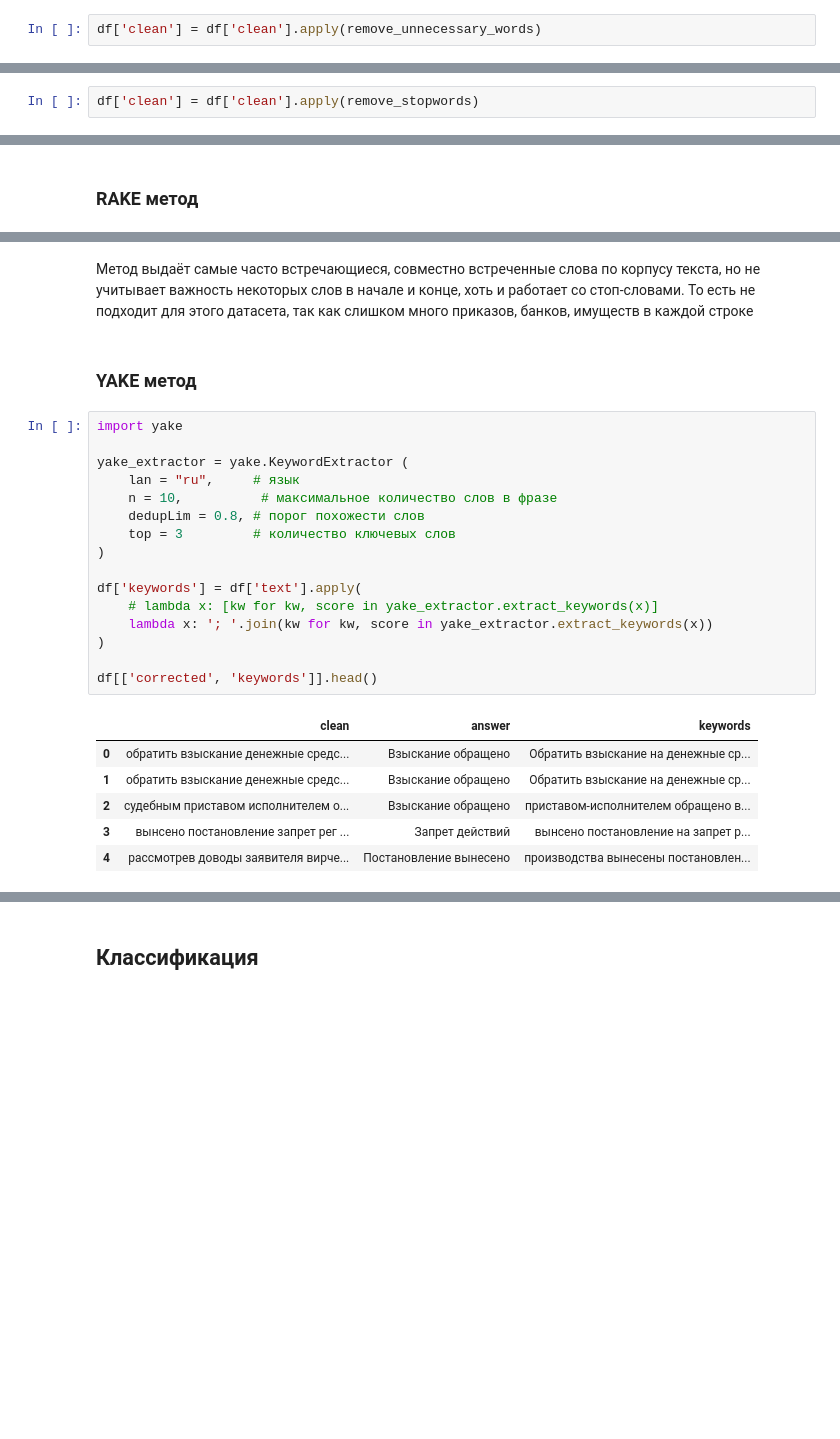
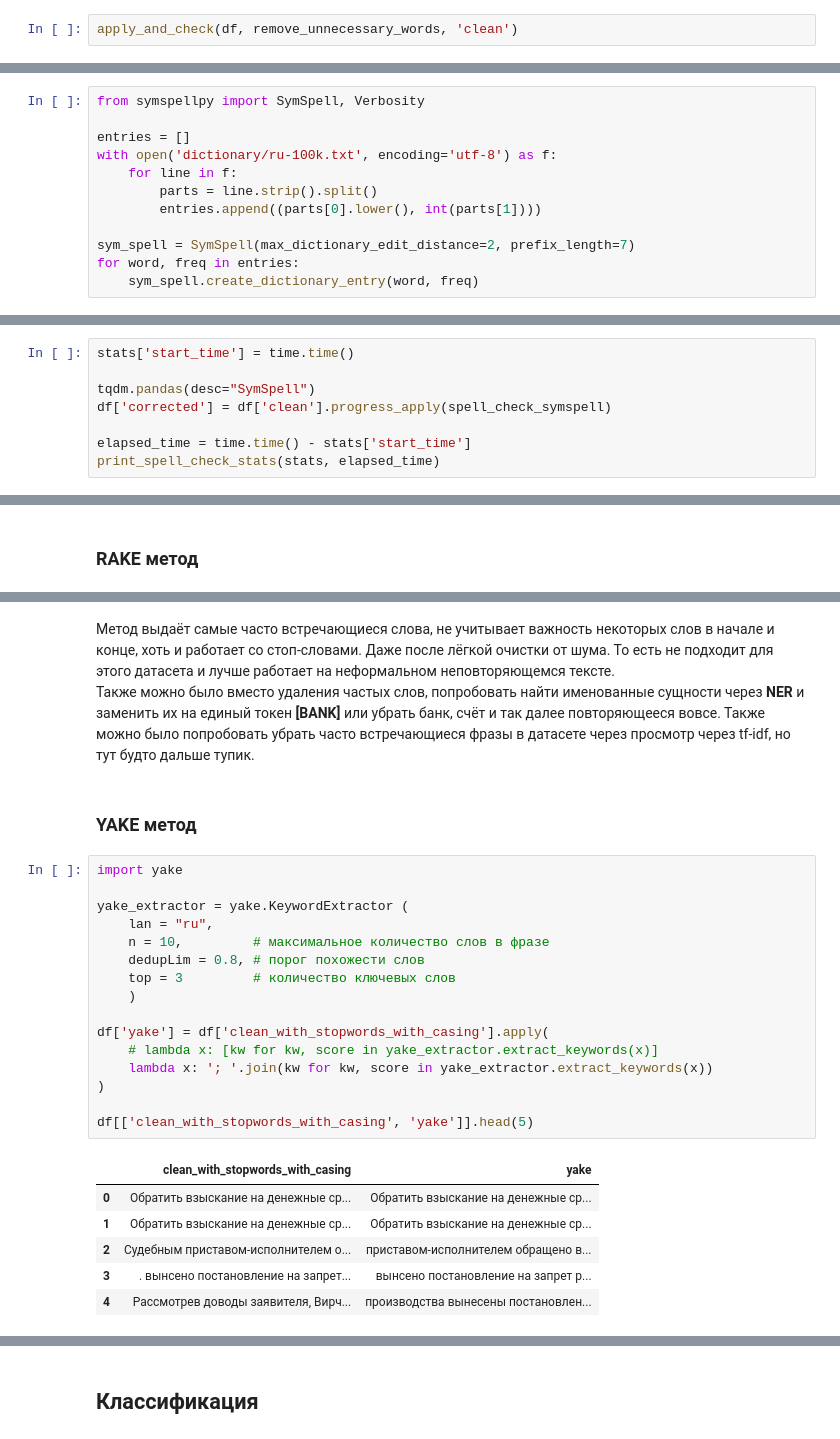
Before and after one commit to Chirhi/nlp-skill-overview, a Jupyter notebook: text_classification.ipynb, the cells around one changed output, grey strips where cells are left out. Saved outputs shown, nothing was run; the diff lists cells and outputs as text; blank space fills up the shorter version.

Commit message:
- Added more text processing and changed some methods for better reading - Added new spellchecking method SymSpell (FAST) - Added skips to some cells - Added more comments

```diff
--- a/text_classification.ipynb
+++ b/text_classification.ipynb
@@ -95,4 +140,4 @@ def remove_unnecessary_words(text):
     pattern = r'\b(' + '|'.join(re.escape(word) for word in unnecessary_words) + r')\b'
     return re.sub(pattern, '', text, flags=re.IGNORECASE)
 # %%
-df['clean'] = df['clean'].apply(remove_unnecessary_words)
+apply_and_check(df, remove_unnecessary_words, 'clean')
@@ -119,2 +146,0 @@ def remove_stopwords(text):
-# %%
-df['clean'] = df['clean'].apply(remove_stopwords)
@@ -210,0 +285,12 @@ print_spell_check_stats(stats, elapsed_time)
+# %%
+from symspellpy import SymSpell, Verbosity
+
+entries = []
+with open('dictionary/ru-100k.txt', encoding='utf-8') as f:
+    for line in f:
+        parts = line.strip().split()
+        entries.append((parts[0].lower(), int(parts[1])))
+
+sym_spell = SymSpell(max_dictionary_edit_distance=2, prefix_length=7)
+for word, freq in entries:
+    sym_spell.create_dictionary_entry(word, freq)
@@ -210,0 +338,8 @@ print_spell_check_stats(stats, elapsed_time)
+# %%
+stats['start_time'] = time.time()
+
+tqdm.pandas(desc="SymSpell")
+df['corrected'] = df['clean'].progress_apply(spell_check_symspell)
+
+elapsed_time = time.time() - stats['start_time']
+print_spell_check_stats(stats, elapsed_time)
@@ -368,28 +526,29 @@ df_rake[['corrected', 'rake']].head(5)
 # %% [markdown]
-Метод выдаёт самые часто встречающиеся, совместно встреченные слова по корпусу текста, но не учитывает важность некоторых слов в начале и конце, хоть и работает со стоп-словами. То есть не подходит для этого датасета, так как слишком много приказов, банков, имуществ в каждой строке
+Метод выдаёт самые часто встречающиеся слова, не учитывает важность некоторых слов в начале и конце, хоть и работает со стоп-словами. Даже после лёгкой очистки от шума. То есть не подходит для этого датасета и лучше работает на неформальном неповторяющемся тексте.
+Также можно было вместо удаления частых слов, попробовать найти именованные сущности через **NER** и заменить их на единый токен **[BANK]** или убрать банк, счёт и так далее повторяющееся вовсе. Также можно было попробовать убрать часто встречающиеся фразы в датасете через просмотр через tf-idf, но тут будто дальше тупик.
 # %% [markdown]
 ### YAKE метод
 # %%
 import yake
 
 yake_extractor = yake.KeywordExtractor (
-    lan = "ru",     # язык
-    n = 10,          # максимальное количество слов в фразе
+    lan = "ru",
+    n = 10,         # максимальное количество слов в фразе
     dedupLim = 0.8, # порог похожести слов
     top = 3         # количество ключевых слов
-)
+    )
 
-df['keywords'] = df['text'].apply(
+df['yake'] = df['clean_with_stopwords_with_casing'].apply(
     # lambda x: [kw for kw, score in yake_extractor.extract_keywords(x)]
     lambda x: '; '.join(kw for kw, score in yake_extractor.extract_keywords(x))
 )
 
-df[['corrected', 'keywords']].head()
+df[['clean_with_stopwords_with_casing', 'yake']].head(5)
 # %% [output]
-|  | clean | answer | keywords |
-| 0 | обратить взыскание денежные средс... | Взыскание обращено | Обратить взыскание на денежные ср... |
-| 1 | обратить взыскание денежные средс... | Взыскание обращено | Обратить взыскание на денежные ср... |
-| 2 | судебным приставом исполнителем о... | Взыскание обращено | приставом-исполнителем обращено в... |
-| 3 | вынсено постановление запрет рег ... | Запрет действий | вынсено постановление на запрет р... |
-| 4 | рассмотрев доводы заявителя вирче... | Постановление вынесено | производства вынесены постановлен... |
+|  | clean_with_stopwords_with_casing | yake |
+| 0 | Обратить взыскание на денежные ср... | Обратить взыскание на денежные ср... |
+| 1 | Обратить взыскание на денежные ср... | Обратить взыскание на денежные ср... |
+| 2 | Судебным приставом-исполнителем о... | приставом-исполнителем обращено в... |
+| 3 | . вынсено постановление на запрет... | вынсено постановление на запрет р... |
+| 4 | Рассмотрев доводы заявителя, Вирч... | производства вынесены постановлен... |
 # %% [markdown]
```
Also changed, not shown: parts of 72 cells of this notebook, 2 other files.
